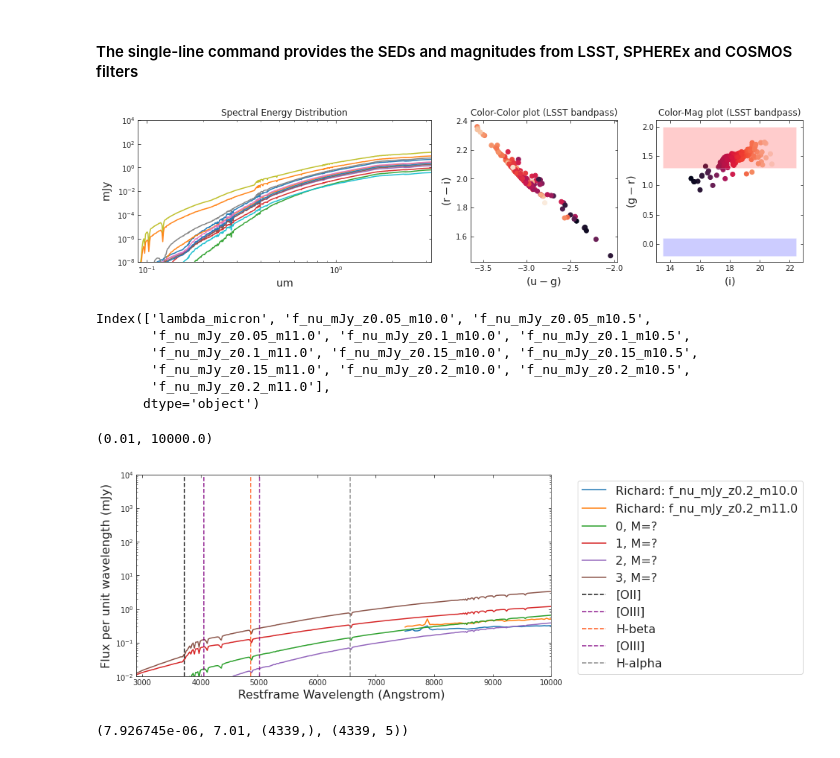
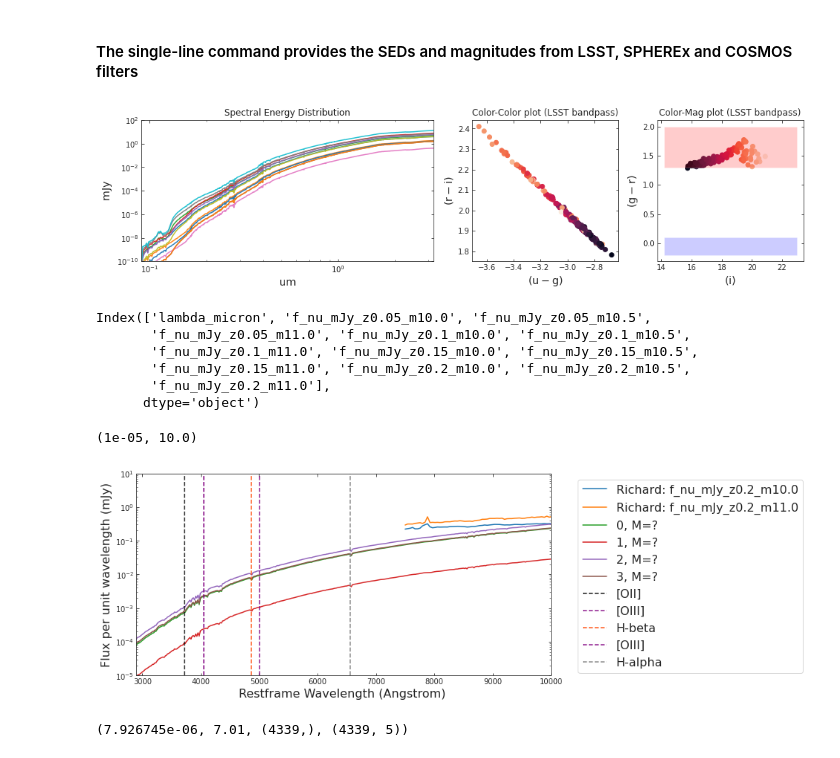
Before and after one commit to nesar/watercolor, a Jupyter notebook: nbs/index.ipynb, the cells around one changed output. Cells and saved outputs as stored; diff of their text form; code cells hidden in the pictures.

```diff
--- a/nbs/index.ipynb
+++ b/nbs/index.ipynb
@@ -39,38 +39,38 @@ f, ax = plt.subplots(1, 3, figsize=(16, 3.5), gridspec_kw={'width_ratios': [2, 1
 ax[0].set_title('Spectral Energy Distribution')
 ax[1].set_title('Color-Color plot (LSST bandpass)')
 ax[2].set_title('Color-Mag plot (LSST bandpass)')
 
 
-np.random.seed(432)
+np.random.seed(2)
 for gal_id in np.random.randint(0, final_sed_mJy.shape[0], 12):
     ax[0].plot(final_wave_um[gal_id], final_sed_mJy[gal_id], label=str(gal_id), alpha=0.94)
 
 ax[0].set_xlim(0.09, 3.2)
-ax[0].set_ylim(1e-8, 1e4)
+ax[0].set_ylim(1e-10, 1e2)
 ax[0].set_xscale('log')
 ax[0].set_yscale('log')
 
 ax[0].set_xlabel(r'${\rm um}$', fontsize = 'x-large')
 ax[0].set_ylabel(r'${\rm mJy}}$', fontsize = 'x-large')
 # ax[0].legend(fontsize='x-large', ncol=3, title='Galaxy number')
 
 u, g, r, i, z, Y = lsst_mags.T
 
-ax[1].scatter(u-g, r-i, c=i)
+ax[1].scatter(u-g, r-i, c=Y)
 ax[1].set_xlabel(r'${\rm (u-g)}$', fontsize = 'x-large')
 ax[1].set_ylabel(r'${\rm (r-i)}$', fontsize = 'x-large')
 
-ax[2].scatter(u, g-r, c=u)
+ax[2].scatter(i, g-r, c=u)
 ax[2].set_xlabel(r'${\rm (i)}$', fontsize = 'x-large')
 ax[2].set_ylabel(r'${\rm (g-r)}$', fontsize = 'x-large')
 # ax[2].axhline(y=1.3, color='red')
 # ax[2].axhline(y=0.1, color='blue')
 ax[2].fill_between( np.linspace(0.9*i.min(), 1.1*i.max(), 100), 1.3, 2.0,  facecolor='red', alpha=0.2, interpolate=True)
 ax[2].fill_between( np.linspace(0.9*i.min(), 1.1*i.max(), 100), -0.2, 0.1,  facecolor='blue', alpha=0.2, interpolate=True)
 
 plt.show()
 # %% [output]
-[figure, old version]
+[figure, new version]
 # %%
 ## Checking the same galaxies at different redshifts
 # %%
@@ -141,10 +141,10 @@ plt.legend(ncol=1, fontsize=16 , bbox_to_anchor=(1.05, 1.0), loc='upper left')
 
 # plt.xlim(8e2, 2e4)
 plt.xlim(2900, 10000)
-plt.ylim(1e-2, 1e4)
+plt.ylim(1e-5, 1e1)
 # %% [output]
-(0.01, 10000.0)
+(1e-05, 10.0)
-[figure, old version]
+[figure, new version]
 # %%
 # #| hide
 
```
Also changed, not shown: parts of 26 cells of this notebook, 15 other files.
